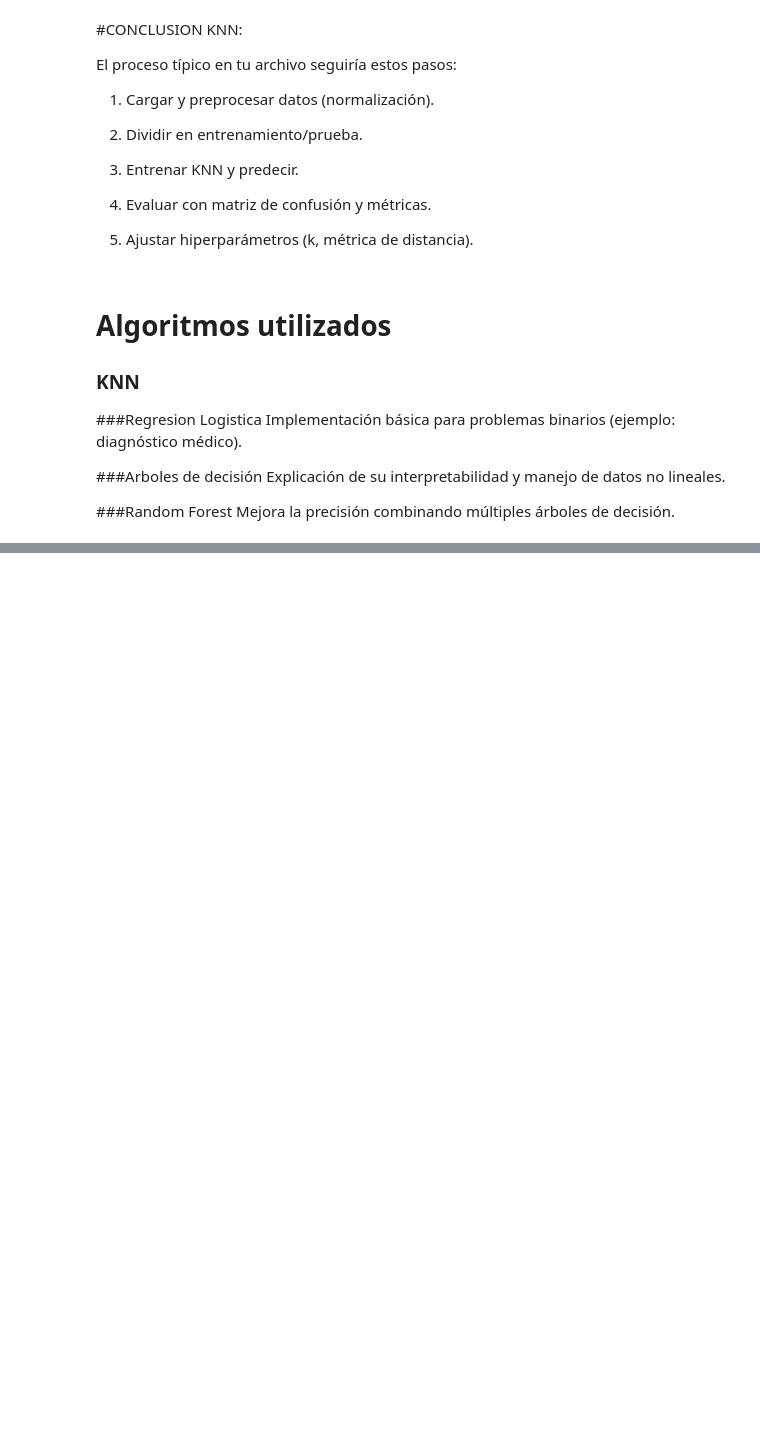
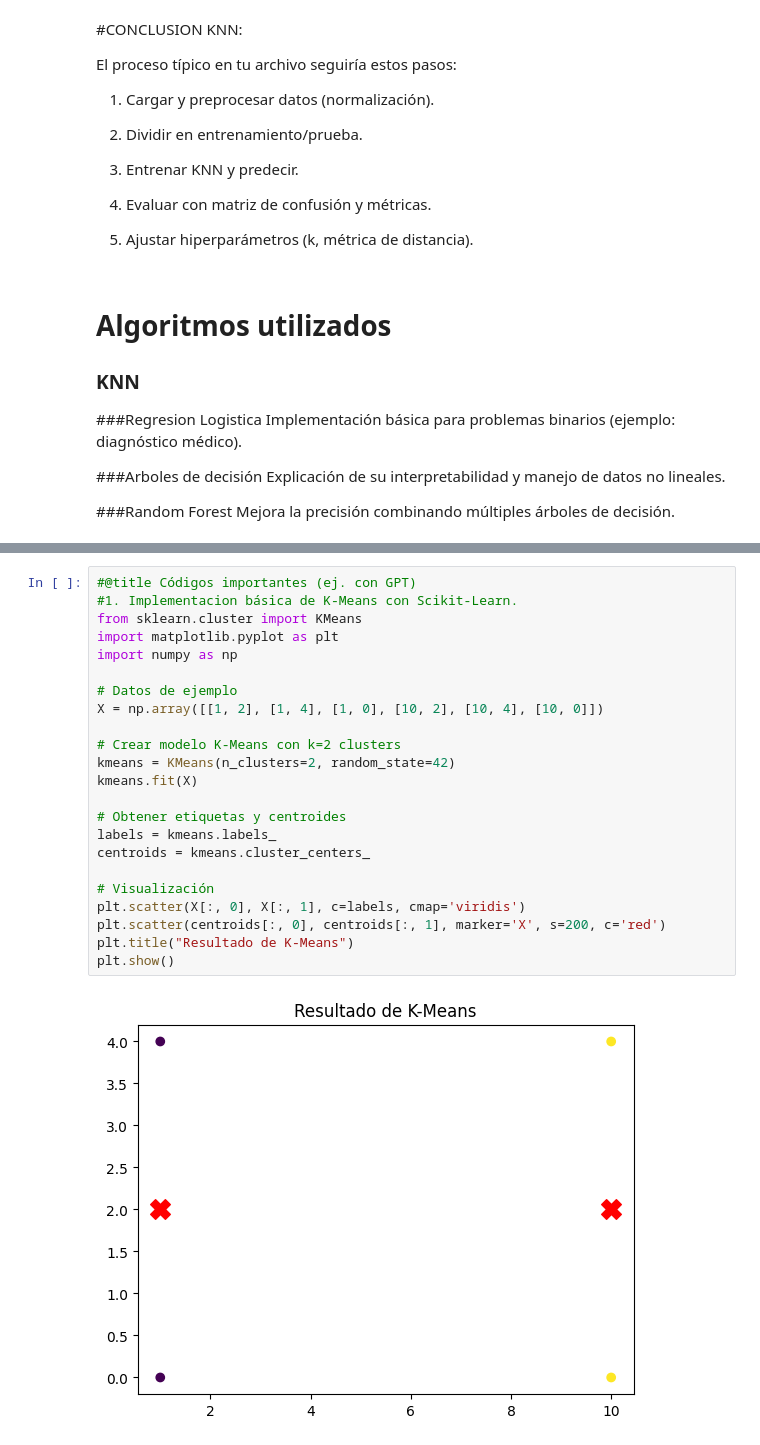
Before and after one commit to Camiloooooo1/Estudio, a Jupyter notebook: Estudio_Examen_Ciencia_de_Datos.ipynb, the cells around one changed output, grey strips where cells are left out. Drawn from its saved outputs; the diff is of its cells as text; blank space fills up the shorter version.

```diff
--- a/Estudio_Examen_Ciencia_de_Datos.ipynb
+++ b/Estudio_Examen_Ciencia_de_Datos.ipynb
@@ -913,0 +1066,25 @@ Mejora la precisión combinando múltiples árboles de decisión.
+# %%
+#@title Códigos importantes (ej. con GPT)
+#1. Implementacion básica de K-Means con Scikit-Learn.
+from sklearn.cluster import KMeans
+import matplotlib.pyplot as plt
+import numpy as np
+
+# Datos de ejemplo
+X = np.array([[1, 2], [1, 4], [1, 0], [10, 2], [10, 4], [10, 0]])
+
+# Crear modelo K-Means con k=2 clusters
+kmeans = KMeans(n_clusters=2, random_state=42)
+kmeans.fit(X)
+
+# Obtener etiquetas y centroides
+labels = kmeans.labels_
+centroids = kmeans.cluster_centers_
+
+# Visualización
+plt.scatter(X[:, 0], X[:, 1], c=labels, cmap='viridis')
+plt.scatter(centroids[:, 0], centroids[:, 1], marker='X', s=200, c='red')
+plt.title("Resultado de K-Means")
+plt.show()
+# %% [output]
+[figure, added]
```
Also changed, not shown: parts of 17 cells of this notebook.
